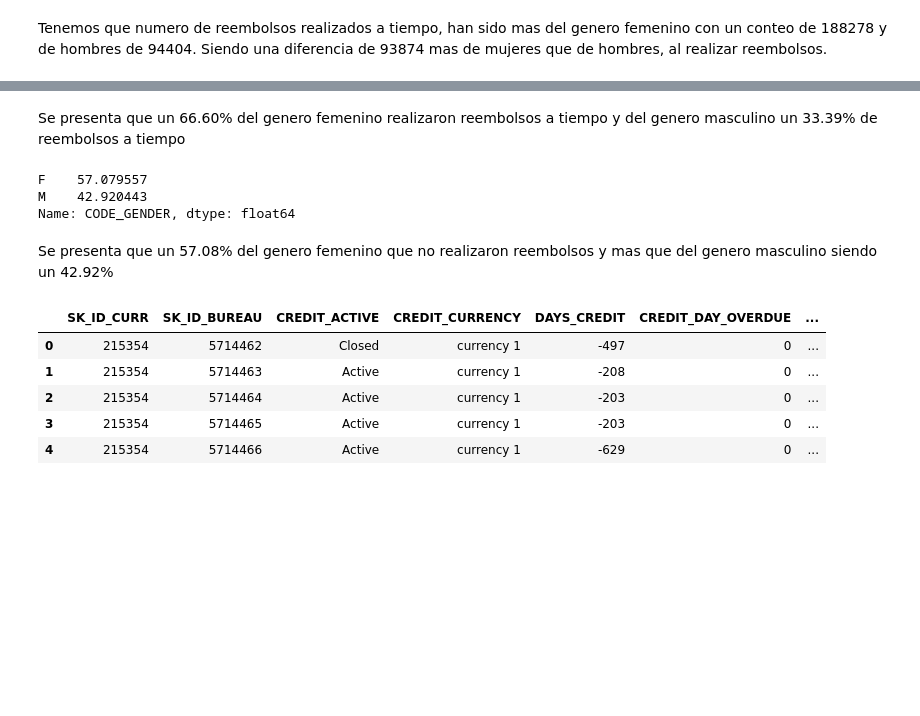
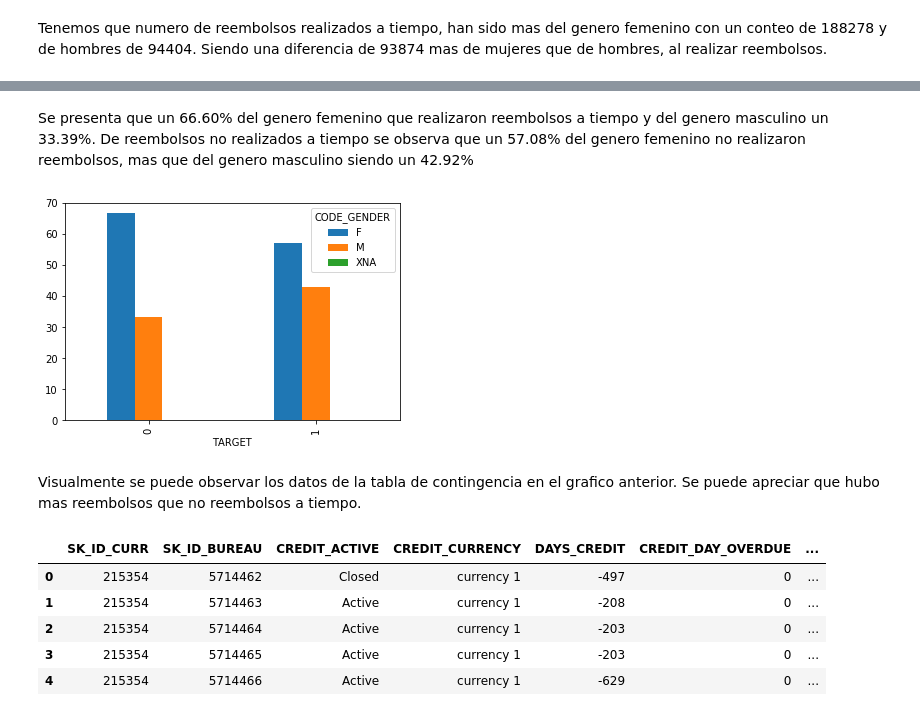
Before and after one commit to GeraldineE/kaggle_home_credit_default_risk, a Jupyter notebook: Kaggle_target_train_test.ipynb, the cells around one changed output, grey strips where cells are left out. Cells and saved outputs as stored; diff of their text form; code cells hidden in the pictures; blank space fills up the shorter version.

```diff
--- a/Kaggle_target_train_test.ipynb
+++ b/Kaggle_target_train_test.ipynb
@@ -235,14 +318,14 @@ Name: CODE_GENDER, dtype: float64
 # %% [markdown]
-Se presenta que un 66.60% del genero femenino realizaron reembolsos a tiempo y del genero masculino un 33.39% de reembolsos a tiempo
+Se presenta que un 66.60% del genero femenino que realizaron reembolsos a tiempo y del genero masculino un 33.39%.
+De reembolsos no realizados a tiempo se observa que un 57.08% del genero femenino no realizaron reembolsos, mas que del genero masculino siendo un 42.92%
-# %%
-# Porcentaje de cantidad de reembolsos no a tiempo
-100 * data_target_no_reemb['CODE_GENDER'].value_counts() / len(data_target_no_reemb['CODE_GENDER'])
-# %% [output]
-F    57.079557
-M    42.920443
-Name: CODE_GENDER, dtype: float64
-# %% [markdown]
-Se presenta que un 57.08% del genero femenino que no realizaron reembolsos y mas que del genero masculino siendo un 42.92%
+# %%
+plot = pd.crosstab(index=data_train['TARGET'],
+            columns=data_train['CODE_GENDER']).apply(lambda r: r/r.sum() *100,
+                                              axis=1).plot(kind='bar')
+# %% [output]
+[figure, added]
+# %% [markdown]
+Visualmente se puede observar los datos de la tabla de contingencia en el grafico anterior. Se puede apreciar que hubo mas reembolsos que no reembolsos a tiempo.
 # %%
 df_bureau=pd.read_csv("/Users/geraldine/Desktop/all/bureau.csv")
 df_bureau.head()
```
Also changed, not shown: parts of 24 cells of this notebook.
